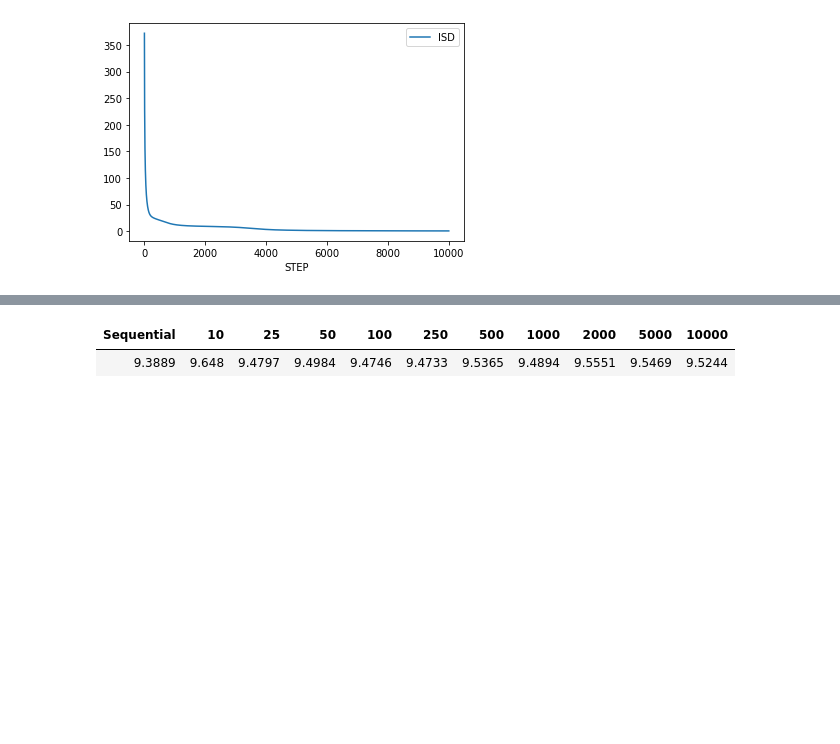
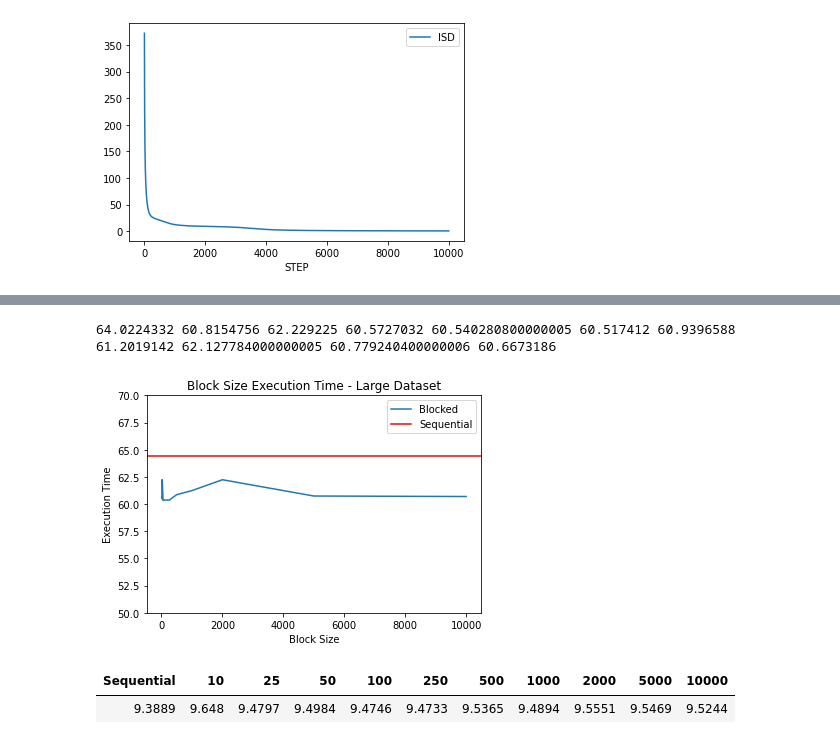
Before and after one commit to NFabrizio/NMF, a Jupyter notebook: results.ipynb, the cells around one changed output, grey strips where cells are left out. Cells and saved outputs as stored; diff of their text form; code cells hidden in the pictures; blank space fills up the shorter version.

```diff
--- a/results.ipynb
+++ b/results.ipynb
@@ -113,3 +189,38 @@ plt.show()
+# %%
+# large ds results for nmfOpt - blocking
+seq = [60.906942, 65.791226, 61.495260, 65.909135, 66.292854, 60.697092, 66.009603]
+par10 = [60.343254, 60.561474, 60.449829, 62.190076, 60.301975, 60.532745, 62.227841]
+par25 = [63.361837, 65.885473, 60.655988, 60.592889, 63.790693, 60.580615, 62.744718]
+par50 = [64.132692, 60.386337, 60.141502, 60.161332, 60.417069, 60.083275, 61.757276]
+par100 = [60.318428, 60.414053, 60.171394, 61.296319, 61.851624, 60.264112, 60.408492]
+par250 = [60.179979, 59.891246, 60.391118, 60.378669, 61.319627, 60.317667, 62.100910]
+par500 = [60.314595, 61.117702, 61.756292, 60.340996, 63.036884, 61.125936, 60.357368]
+par1000 = [61.227422, 60.354767, 60.306954, 62.765614, 61.834360, 60.654657, 61.938365]
+par2000 = [60.613229, 63.260377, 63.451489, 60.436812, 64.865226, 62.845308, 60.468517]
+par5000 = [60.095884, 60.554738, 65.304430, 61.575913, 60.762393, 59.960676, 60.907274]
+par10000 = [61.029667, 62.605819, 60.816393, 60.217176, 60.193416, 60.315100, 60.958257]
+
+# take average of each list
+print(avg(seq), avg(par10), avg(par25), avg(par50), avg(par100), avg(par250), avg(par500), avg(par1000), avg(par2000), avg(par5000), avg(par10000))
+
+# plot the results against the number of block sizes
+par = [avg(par10), avg(par25), avg(par50), avg(par100), avg(par250), avg(par500), avg(par1000), avg(par2000), avg(par5000), avg(par10000)]
+block_sizes = [10, 25, 50, 100, 250, 500, 1000, 2000, 5000, 10000]
+
+# set y axis to start at 0 and end at 1
+plt.ylim(50, 70)
+plt.plot(block_sizes, par)
+plt.axhline(y = avg(seq), color = 'r', linestyle = '-')
+plt.xlabel('Block Size')
+plt.ylabel('Execution Time')
+plt.title('Block Size Execution Time - Large Dataset')
+
+# and add a legend to the plot to show the sequential line vs the parallel line
+plt.legend(['Blocked', 'Sequential'])
+plt.show()
+# %% [output]
+64.0224332 60.8154756 62.229225 60.5727032 60.540280800000005 60.517412 60.9396588 61.2019142 62.127784000000005 60.779240400000006 60.6673186
+[figure, added]
 # %%
 from prettytable import PrettyTable
 
```
Also changed, not shown: parts of 8 cells of this notebook, 1 other file.
